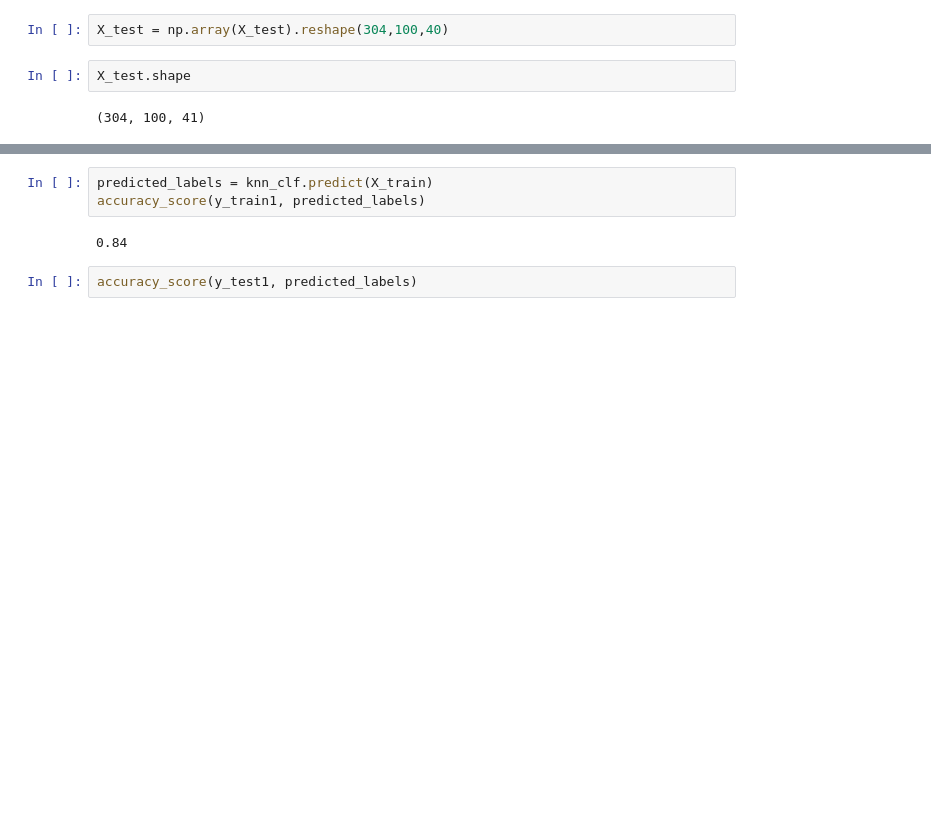
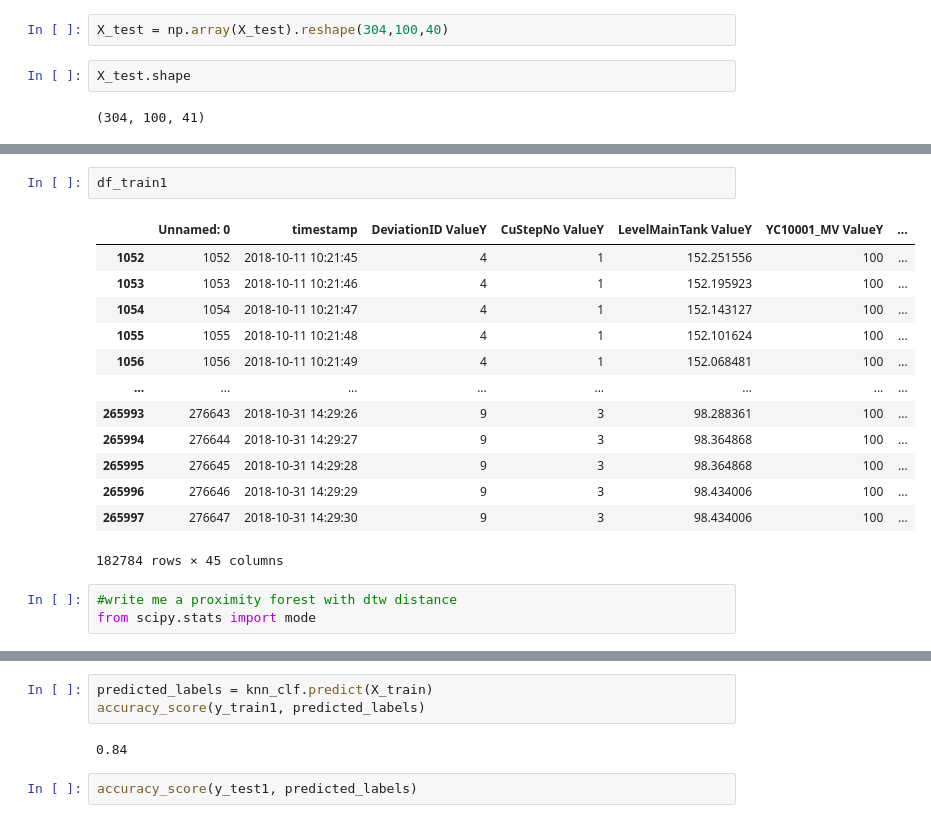
Before and after one commit to P-AEL/Analyse_von_Prozessdaten, a Jupyter notebook: Paul/Hard_coding.ipynb, the cells around one changed output, grey strips where cells are left out. Drawn from its saved outputs; the diff is of its cells as text; blank space fills up the shorter version.

```diff
--- a/Paul/Hard_coding.ipynb
+++ b/Paul/Hard_coding.ipynb
@@ -154,0 +194,19 @@ X_test.shape
+# %%
+df_train1
+# %% [output]
+|  | Unnamed: 0 | timestamp | DeviationID ValueY | CuStepNo ValueY | LevelMainTank ValueY | YC10001_MV ValueY | ... |
+| 1052 | 1052 | 2018-10-11 10:21:45 | 4 | 1 | 152.251556 | 100 | ... |
+| 1053 | 1053 | 2018-10-11 10:21:46 | 4 | 1 | 152.195923 | 100 | ... |
+| 1054 | 1054 | 2018-10-11 10:21:47 | 4 | 1 | 152.143127 | 100 | ... |
+| 1055 | 1055 | 2018-10-11 10:21:48 | 4 | 1 | 152.101624 | 100 | ... |
+| 1056 | 1056 | 2018-10-11 10:21:49 | 4 | 1 | 152.068481 | 100 | ... |
+| ... | ... | ... | ... | ... | ... | ... | ... |
+| 265993 | 276643 | 2018-10-31 14:29:26 | 9 | 3 | 98.288361 | 100 | ... |
+| 265994 | 276644 | 2018-10-31 14:29:27 | 9 | 3 | 98.364868 | 100 | ... |
+| 265995 | 276645 | 2018-10-31 14:29:28 | 9 | 3 | 98.364868 | 100 | ... |
+| 265996 | 276646 | 2018-10-31 14:29:29 | 9 | 3 | 98.434006 | 100 | ... |
+| 265997 | 276647 | 2018-10-31 14:29:30 | 9 | 3 | 98.434006 | 100 | ... |
+182784 rows × 45 columns
+# %%
+#write me a proximity forest with dtw distance
+from scipy.stats import mode
```
Also changed, not shown: parts of 27 cells of this notebook, 1 other file.
